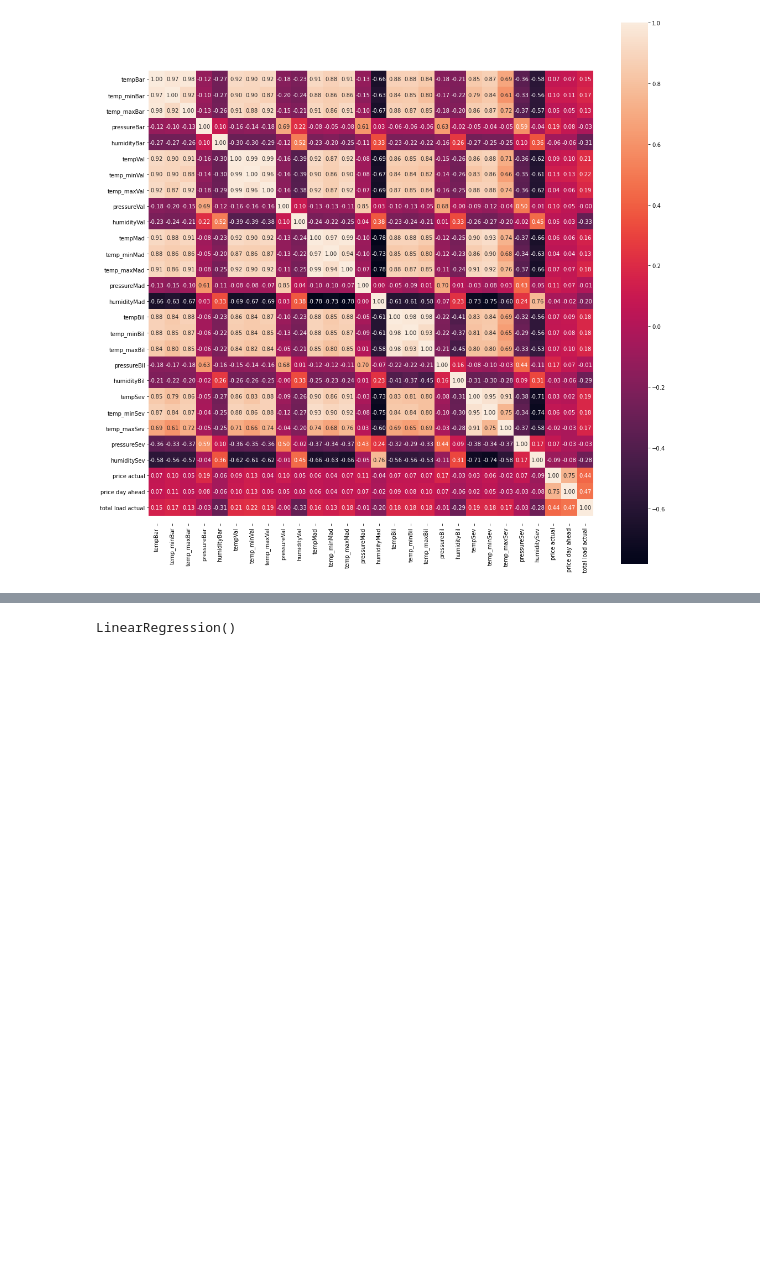
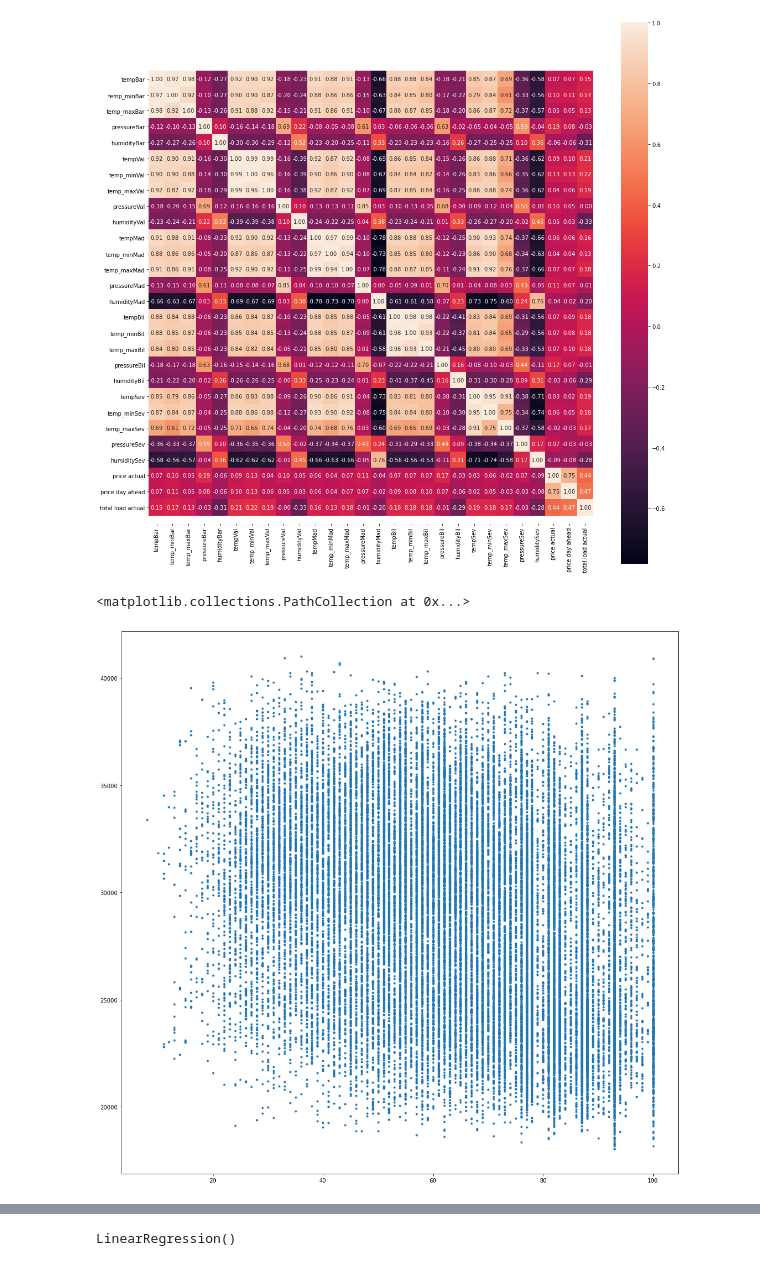
Before and after one commit to dbolis/Spain-Energy-Data-Analysis, a Jupyter notebook: EnergyNotebook.ipynb, the cells around one changed output, grey strips where cells are left out. Cells and saved outputs as stored; diff of their text form; code cells hidden in the pictures; blank space fills up the shorter version.

```diff
--- a/EnergyNotebook.ipynb
+++ b/EnergyNotebook.ipynb
@@ -492,6 +493,7 @@ ax.set_ylim(bottom + 0.5, top - 0.5)
 # %%
 weather_load_price = pd.concat([Barcelona.iloc[:,1:6], Valencia.iloc[:,1:6], Madrid.iloc[:,1:6], Bilbao.iloc[:,1:6], Seville.iloc[:,1:6], energy_data['price actual'], energy_data['price day ahead'], energy_data['total load actual']],axis=1)
 # weather_load_price = pd.concat([Barcelona.iloc[:,1:6], energy_data['price actual'], energy_data['price day ahead'], energy_data['total load actual']],axis=1)
+weather_load_price = weather_load_price.dropna(subset=['total load actual'], axis=0)
 
 corr_weather_load_price = weather_load_price.corr(method= 'spearman')
 plt.rcParams['figure.figsize']=(18,18)
@@ -508,3 +510,8 @@ energy_and_price_percent = pd.concat([percent_gen, energy_data['price actual'],
+# %%
+plt.scatter(weather_load_price["humidityVal"], weather_load_price["total load actual"], marker=".")
+# %% [output]
+<matplotlib.collections.PathCollection at 0x...>
+[figure, added]
 # %%
 
 corr_energy_and_price = energy_and_price.corr(method= 'spearman')
```
Also changed, not shown: parts of 31 cells of this notebook.
